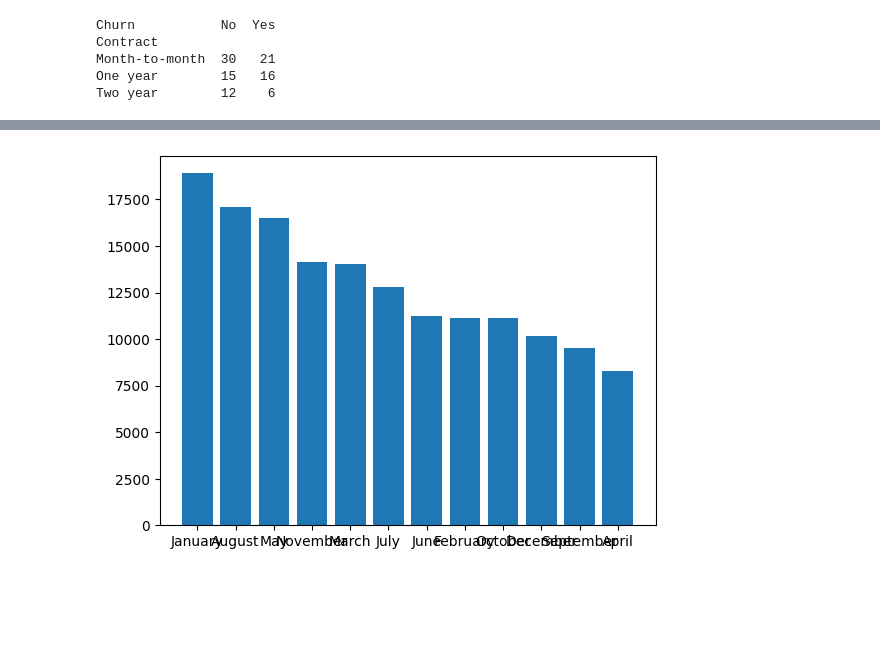
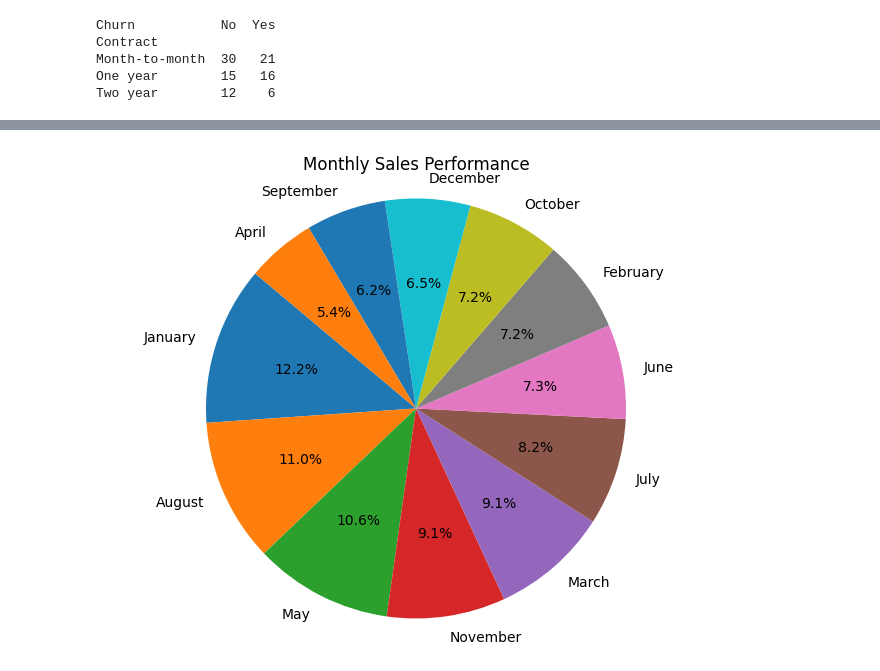
Before and after one commit to Mohith-151/week5-project, a Jupyter notebook: customer_analysis.ipynb, the cells around one changed output, grey strips where cells are left out. Saved outputs shown, nothing was run; the diff lists cells and outputs as text; code cells hidden in the pictures; blank space fills up the shorter version.

Commit message:
added more charts and pivot tables

```diff
--- a/customer_analysis.ipynb
+++ b/customer_analysis.ipynb
@@ -156,10 +224,17 @@ Two year        12    6
 # %%
-#Bar chart to Show the Monthly performance
+# Pie chart to show monthly performance
 import matplotlib.pyplot as plt
 
-plt.bar(monthly_performance['monthname'], monthly_performance['Total_Sales'],labels)
-plt.xlabel = 'Months'
-plt.ylabel= 'Total Sales'
+plt.figure(figsize=(8, 6))
+plt.pie(
+    monthly_performance['Total_Sales'],
+    labels=monthly_performance['monthname'],
+    autopct='%1.1f%%',
+    startangle=140,
+    textprops={'fontsize': 10}
+)
+plt.title('Monthly Sales Performance')
+plt.axis('equal')
 plt.show()
 # %% [output]
-[figure, old version]
+[figure, new version]
```
Also changed, not shown: parts of 9 cells of this notebook.
